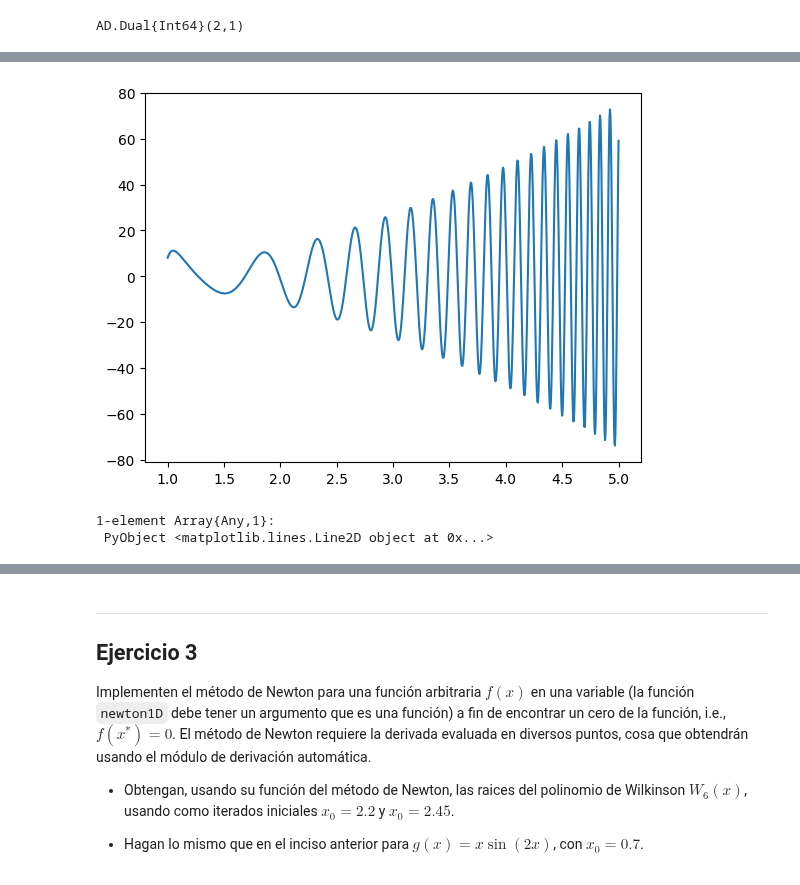
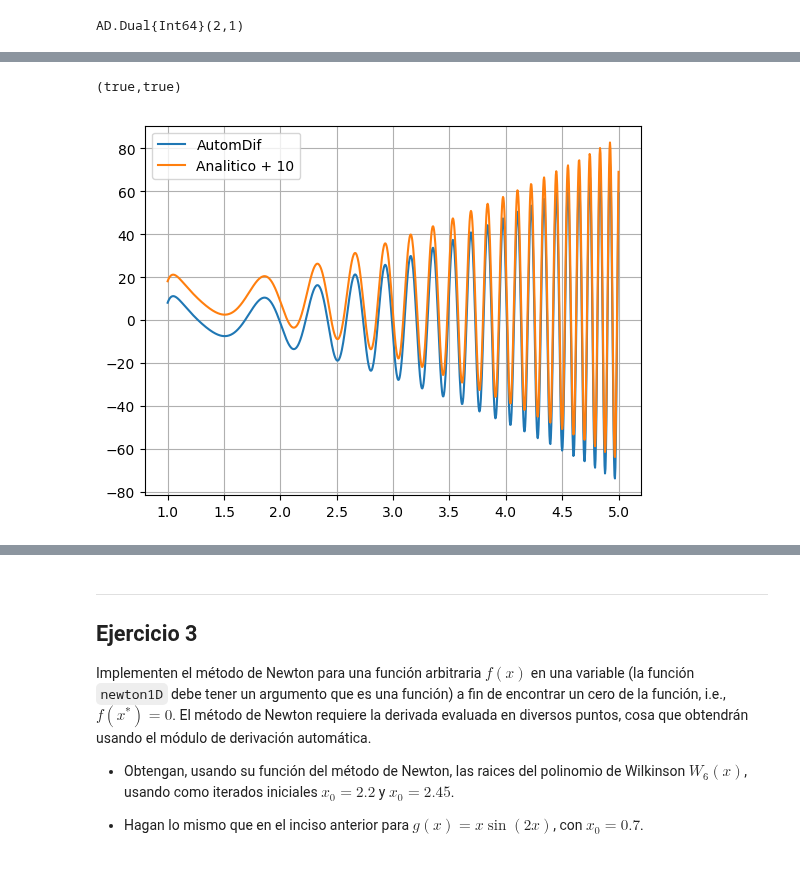
Before and after one commit to lbenet/2017-2_TSFisComputacional-1, a Jupyter notebook: tareas/Ruben/Tarea4.ipynb, the cells around one changed output, grey strips where cells are left out. Drawn from its saved outputs; the diff is of its cells as text; code cells hidden in the pictures.

```diff
--- a/tareas/Ruben/Tarea4.ipynb
+++ b/tareas/Ruben/Tarea4.ipynb
@@ -101,13 +85,23 @@ plot(x, y)
-# %%
-x = linspace(1, 5, 1000)
-y = zeros(x)
-
-x_0 = xdual.(x)
-
-y = der.(f.(x_0))
-
-plot(x, y)
-# %% [output]
-[figure, removed]
-1-element Array{Any,1}:
- PyObject <matplotlib.lines.Line2D object at 0x...>
+# %%
+isequal(f(2), r.fun), isequal(df(2), r.der)
+# %% [output]
+(true,true)
+# %%
+x = linspace(1, 5, 1000)
+y_1 = zeros(x)
+y_2 = zeros(x)
+err = zeros(x)
+
+x_0 = xdual.(x)
+y_1 = der.(f.(x_0))
+y_2 = df.(x) .+ 10  # Le sumo 10 solo para separar las graficas y se aprecie bien la forma.
+
+err = y_1 - y_2 + 10
+
+plot(x, y_1, label  = "AutomDif")
+plot(x, y_2, label  = "Analitico + 10")
+legend()
+grid()
+show()
+# %% [output]
+[figure, added]
```
Also changed, not shown: parts of 7 cells of this notebook.
